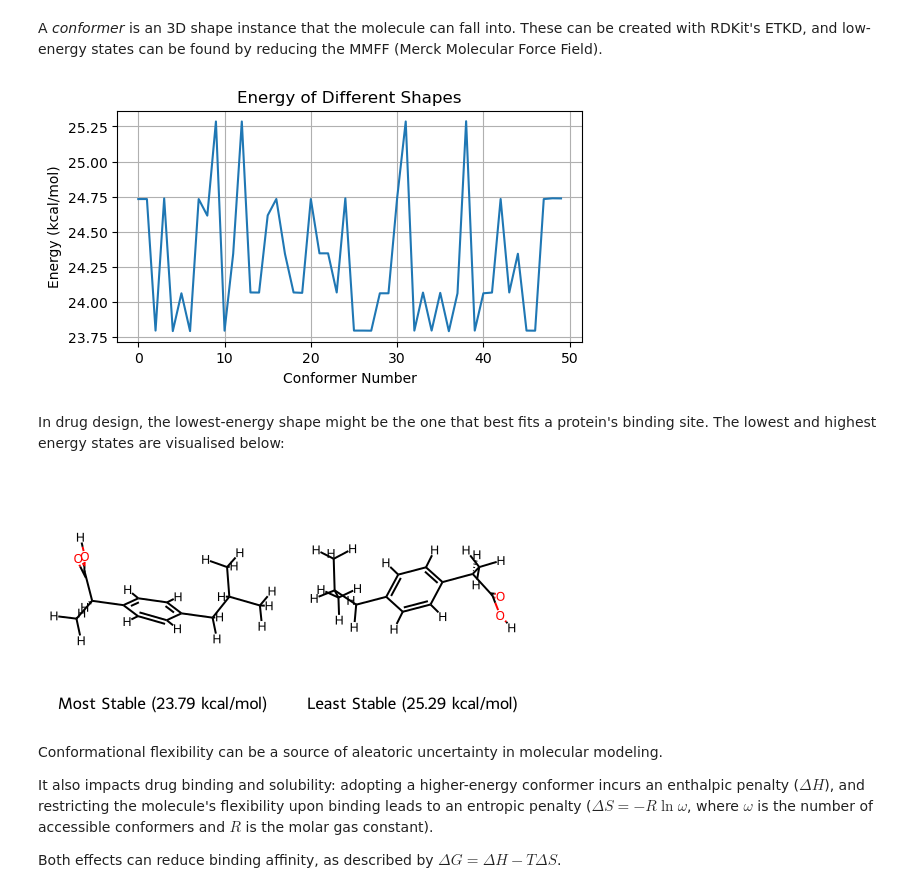
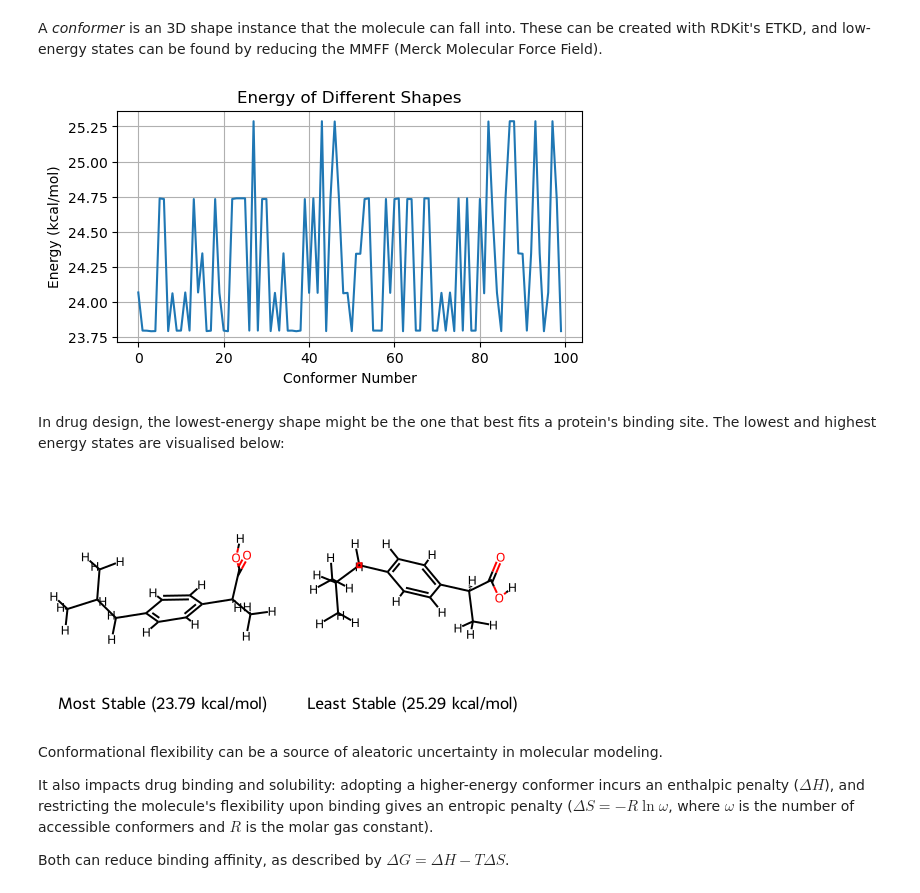
Before and after one commit to PritRaj1/GP-AqSolDB, a Jupyter notebook: notebooks/ConformationalFlexibility.ipynb, the cells around one changed output. Drawn from its saved outputs; the diff is of its cells as text; code cells hidden in the pictures.

```diff
--- a/notebooks/ConformationalFlexibility.ipynb
+++ b/notebooks/ConformationalFlexibility.ipynb
@@ -25,27 +25,27 @@ Ibuprofen SMILES: CC(C)Cc1ccc(cc1)[C@@H](C)C(=O)O
 A *conformer* is an 3D shape instance that the molecule can fall into. These can be created with RDKit's ETKD, and low-energy states can be found by reducing the MMFF (Merck Molecular Force Field).
 # %%
 molecule = Chem.AddHs(molecule) # Add hydrogens (needed for 3D structures)
-AllChem.EmbedMultipleConfs(molecule, numConfs=50, params=AllChem.ETKDG()) # 10 conformers
+AllChem.EmbedMultipleConfs(molecule, numConfs=100, params=AllChem.ETKDG()) # 10 conformers
 
 energies = []
-for conf_id in range(50):
+for conf_id in range(100):
     props = AllChem.MMFFGetMoleculeProperties(molecule)
     force_field = AllChem.MMFFGetMoleculeForceField(molecule, props, confId=conf_id)
     if force_field is not None:
         force_field.Minimize()  # Adjust to lowest energy
         energies.append(force_field.CalcEnergy())
     else:
         energies.append(float('nan'))  # Invalid conformers
 
 plt.figure(figsize=(6, 3))
 plt.plot(range(len(energies)), energies)
 plt.xlabel('Conformer Number')
 plt.ylabel('Energy (kcal/mol)')
 plt.title('Energy of Different Shapes')
 plt.grid(True)
 plt.show()
 # %% [output]
-[figure, old version]
+[figure, new version]
 # %% [markdown]
 In drug design, the lowest-energy shape might be the one that best fits a protein's binding site. The lowest and highest energy states are visualised below:
 # %%
@@ -57,10 +57,10 @@ conformer_ids = [lowest_energy_idx, highest_energy_idx]
 labels = [f'Most Stable ({min(valid_energies):.2f} kcal/mol)', f'Least Stable ({max(valid_energies):.2f} kcal/mol)']
 Draw.MolsToGridImage([molecule, molecule], molsPerRow=2, subImgSize=(250, 250), legends=labels, confIds=conformer_ids)
 # %% [output]
-[figure, old version]
+[figure, new version]
 # %% [markdown]
 Conformational flexibility can be a source of aleatoric uncertainty in molecular modeling.
 
-It also impacts drug binding and solubility: adopting a higher-energy conformer incurs an enthalpic penalty ($\Delta H$), and restricting the molecule's flexibility upon binding leads to an entropic penalty ($\Delta S = -R \ln \omega$, where $\omega$ is the number of accessible conformers and $R$ is the molar gas constant).
+It also impacts drug binding and solubility: adopting a higher-energy conformer incurs an enthalpic penalty ($\Delta H$), and restricting the molecule's flexibility upon binding gives an entropic penalty ($\Delta S = -R \ln \omega$, where $\omega$ is the number of accessible conformers and $R$ is the molar gas constant).
 
-Both effects can reduce binding affinity, as described by $\Delta G = \Delta H - T \Delta S$.
+Both can reduce binding affinity, as described by $\Delta G = \Delta H - T \Delta S$.
```
Also changed, not shown: 1 other file.
